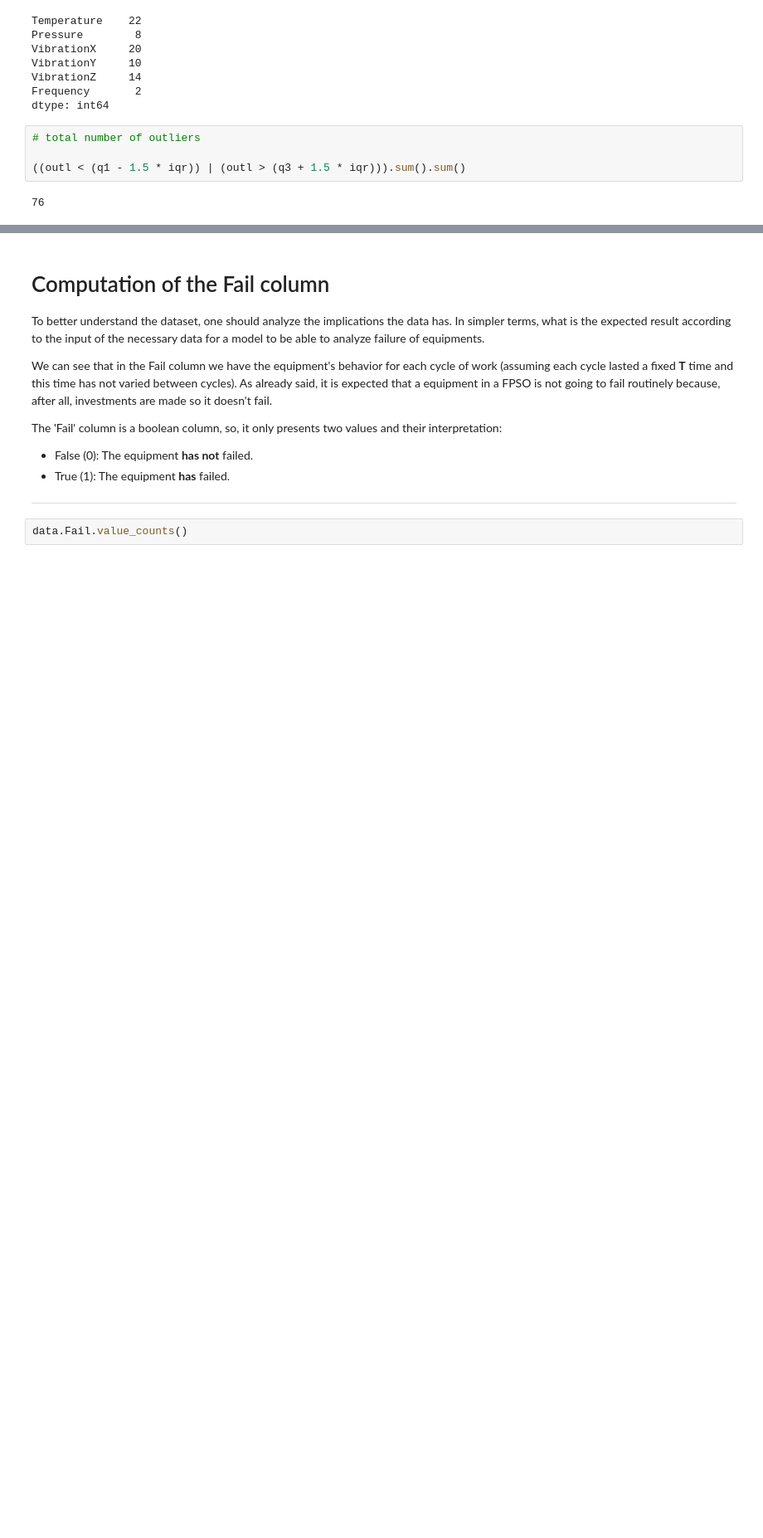
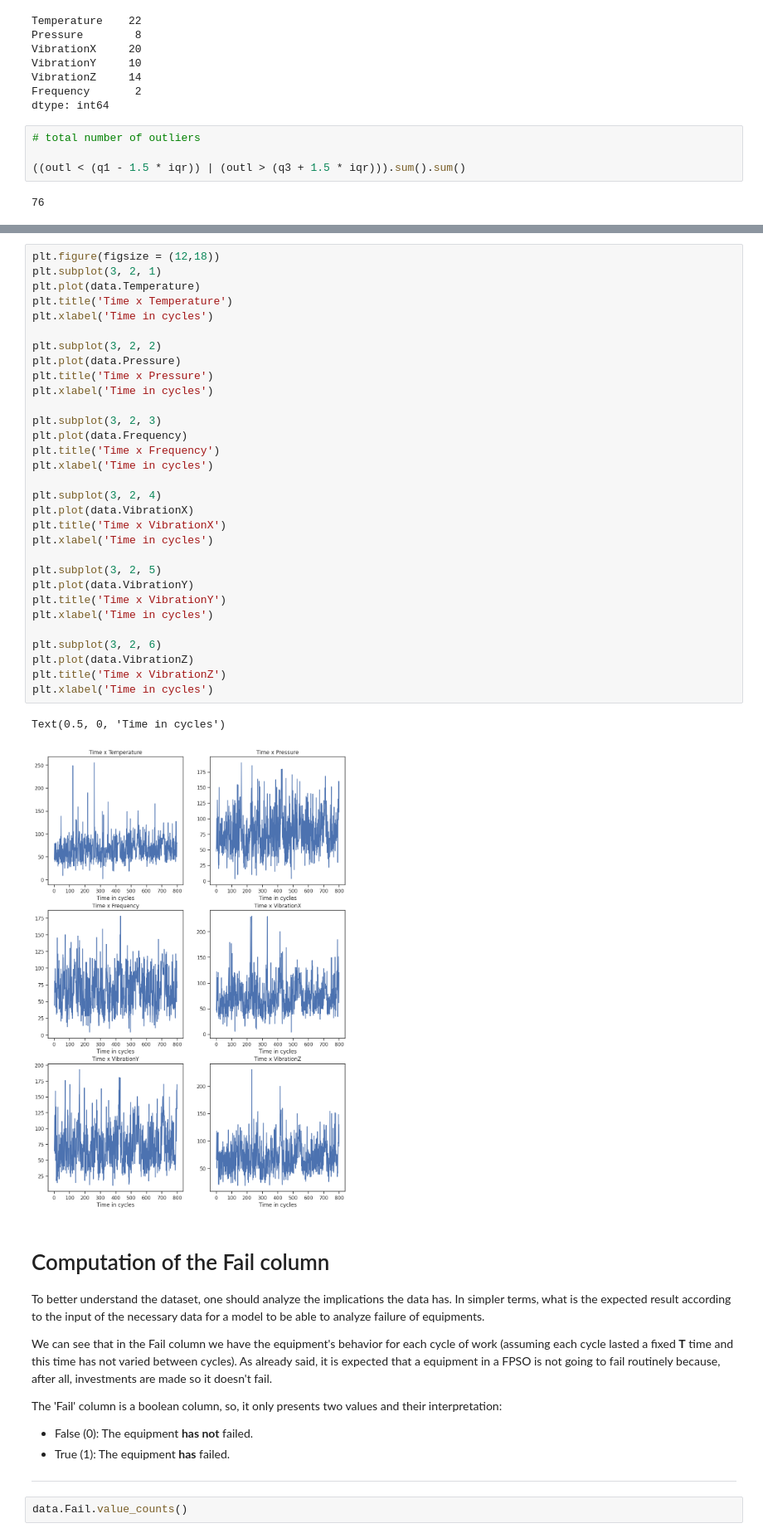
Before and after one commit to gabrivoy/equipmentfailure-analysis, a Jupyter notebook: finalreport.ipynb, the cells around one changed output, grey strips where cells are left out. Shown at 83% size. Drawn from its saved outputs; the diff is of its cells as text; blank space fills up the shorter version.

```diff
--- a/finalreport.ipynb
+++ b/finalreport.ipynb
@@ -163,3 +168,37 @@ dtype: int64
+# %%
+plt.figure(figsize = (12,18))
+plt.subplot(3, 2, 1)
+plt.plot(data.Temperature)
+plt.title('Time x Temperature')
+plt.xlabel('Time in cycles')
+
+plt.subplot(3, 2, 2)
+plt.plot(data.Pressure)
+plt.title('Time x Pressure')
+plt.xlabel('Time in cycles')
+
+plt.subplot(3, 2, 3)
+plt.plot(data.Frequency)
+plt.title('Time x Frequency')
+plt.xlabel('Time in cycles')
+
+plt.subplot(3, 2, 4)
+plt.plot(data.VibrationX)
+plt.title('Time x VibrationX')
+plt.xlabel('Time in cycles')
+
+plt.subplot(3, 2, 5)
+plt.plot(data.VibrationY)
+plt.title('Time x VibrationY')
+plt.xlabel('Time in cycles')
+
+plt.subplot(3, 2, 6)
+plt.plot(data.VibrationZ)
+plt.title('Time x VibrationZ')
+plt.xlabel('Time in cycles')
+# %% [output]
+Text(0.5, 0, 'Time in cycles')
+[figure, added]
 # %% [markdown]
 # Computation of the Fail column
 
```
Also changed, not shown: parts of 22 cells of this notebook.
